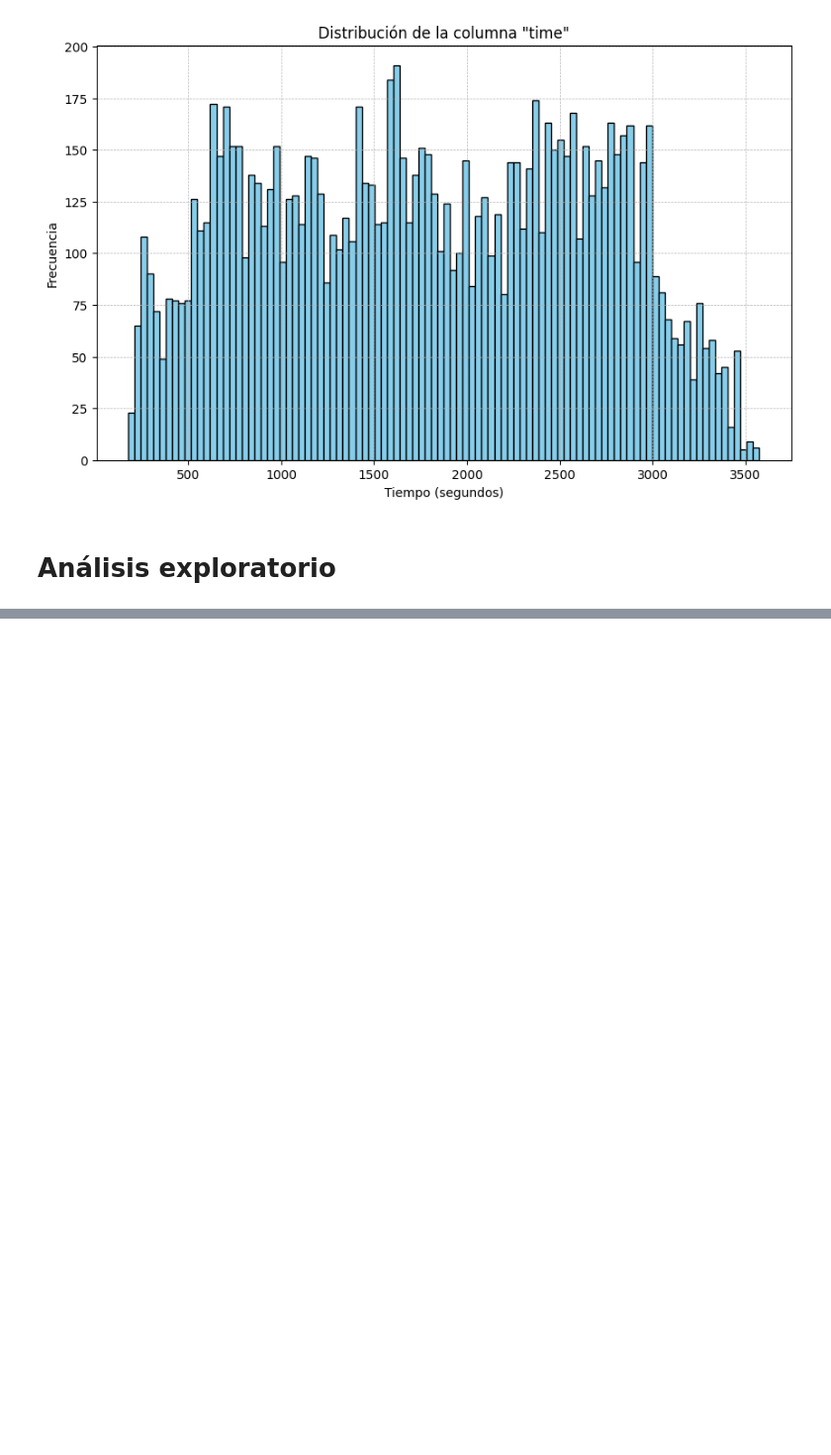
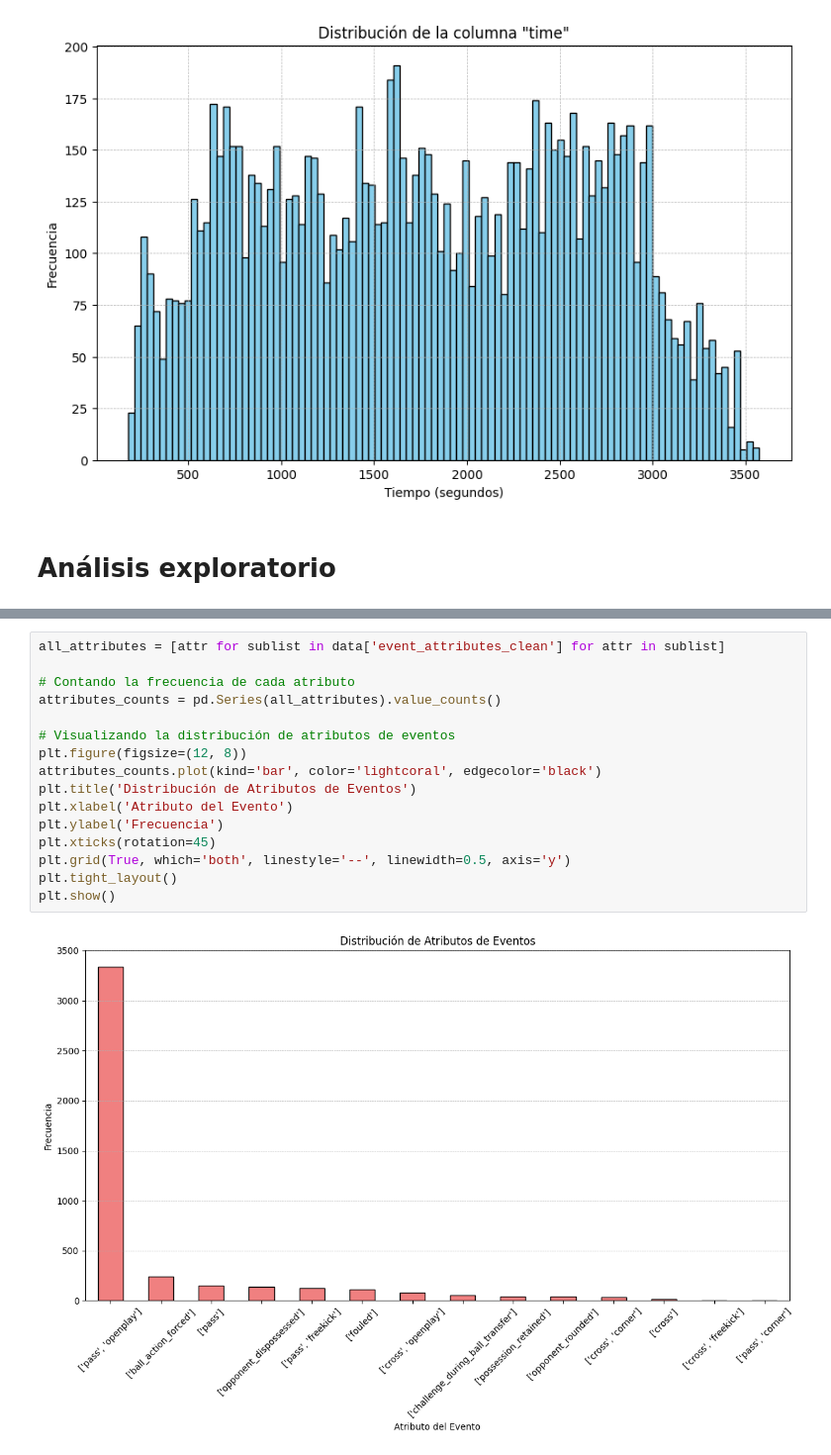
Before and after one commit to GitElean/DS_proyecto2, a Jupyter notebook: proyecto2.ipynb, the cells around one changed output, grey strips where cells are left out. Shown: that part at 99% size. Cells and saved outputs as stored; diff of their text form; blank space fills up the shorter version.

```diff
--- a/proyecto2.ipynb
+++ b/proyecto2.ipynb
@@ -118,0 +134,18 @@ plt.show()
+# %%
+all_attributes = [attr for sublist in data['event_attributes_clean'] for attr in sublist]
+
+# Contando la frecuencia de cada atributo
+attributes_counts = pd.Series(all_attributes).value_counts()
+
+# Visualizando la distribución de atributos de eventos
+plt.figure(figsize=(12, 8))
+attributes_counts.plot(kind='bar', color='lightcoral', edgecolor='black')
+plt.title('Distribución de Atributos de Eventos')
+plt.xlabel('Atributo del Evento')
+plt.ylabel('Frecuencia')
+plt.xticks(rotation=45)
+plt.grid(True, which='both', linestyle='--', linewidth=0.5, axis='y')
+plt.tight_layout()
+plt.show()
+# %% [output]
+[figure, added]
```
Also changed, not shown: parts of 3 cells of this notebook.
